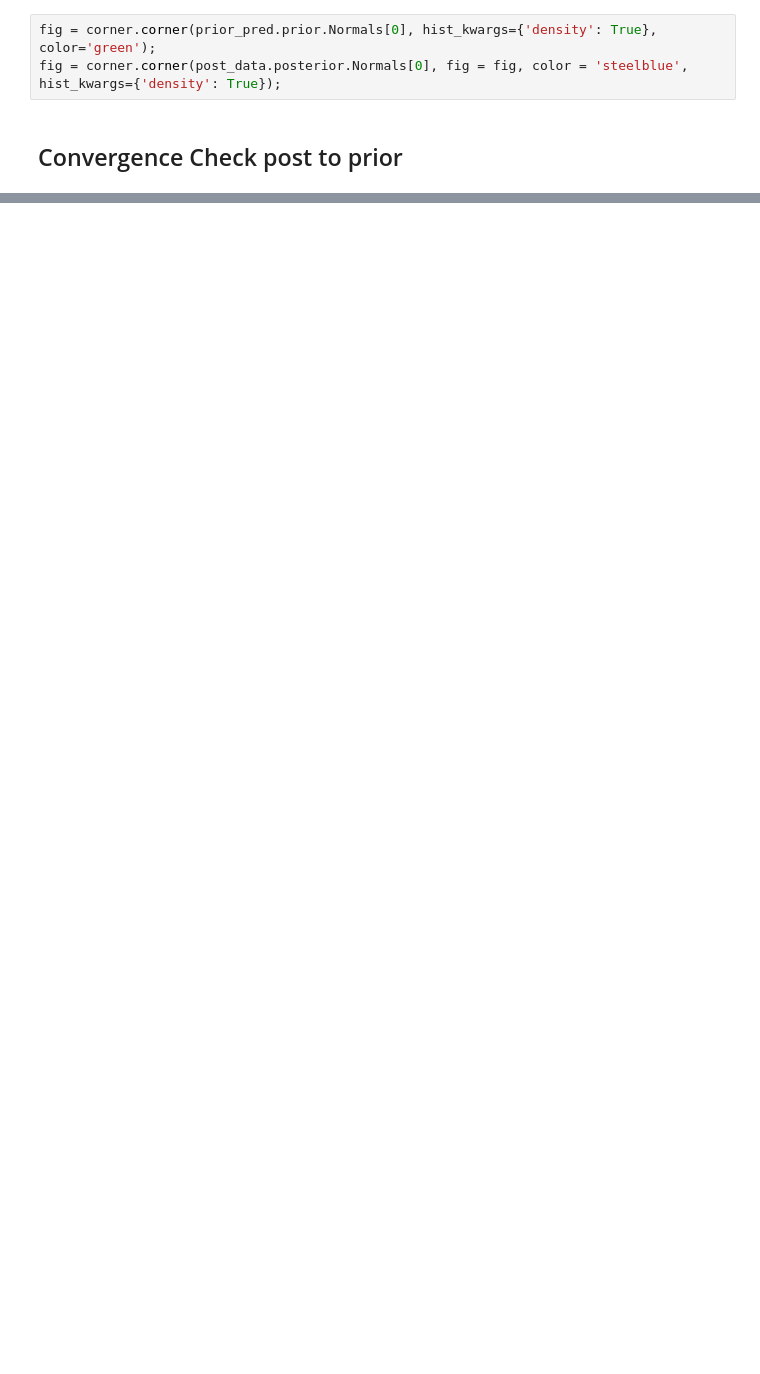
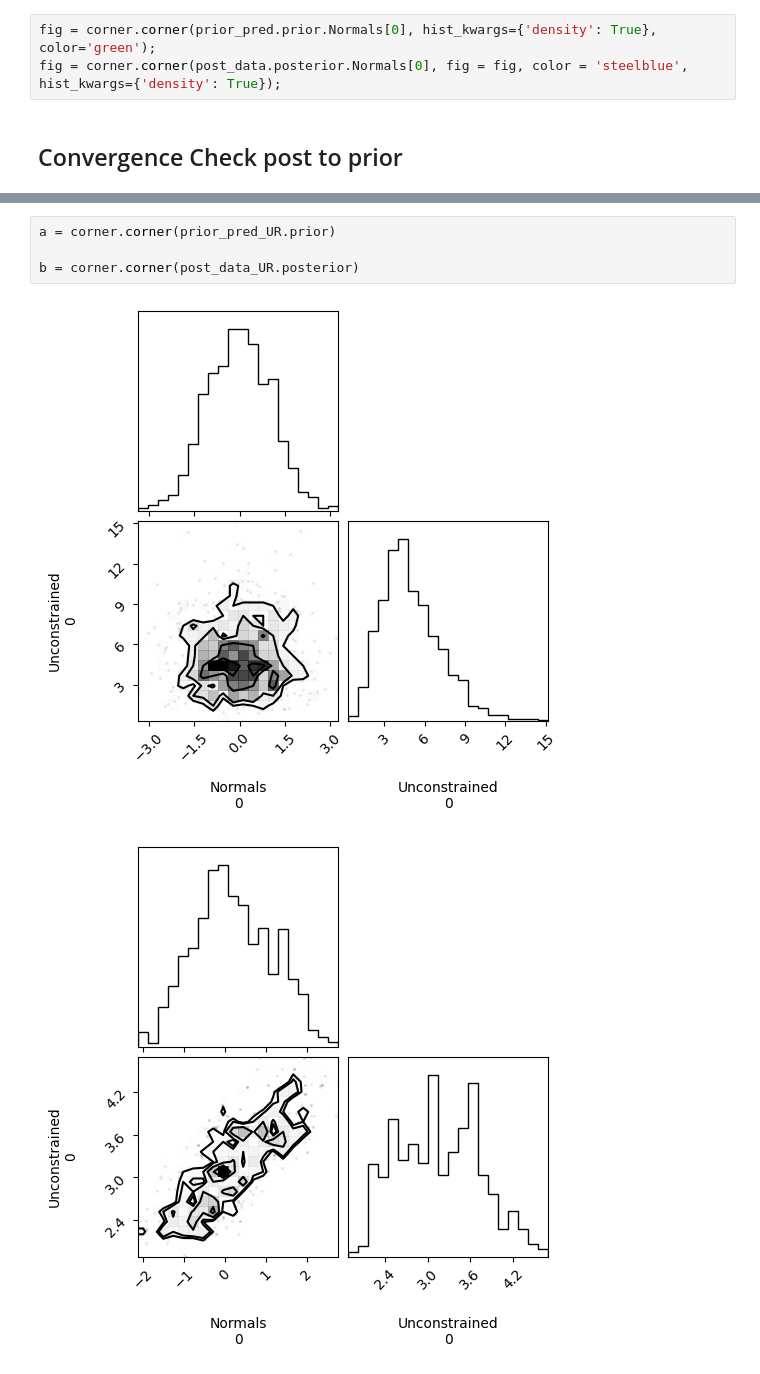
Before and after one commit to malin-horstmann/bayesian_pyhf, a Jupyter notebook: examples/sampling.ipynb, the cells around one changed output, grey strips where cells are left out. Saved outputs shown, nothing was run; the diff lists cells and outputs as text; blank space fills up the shorter version.

```diff
--- a/examples/sampling.ipynb
+++ b/examples/sampling.ipynb
@@ -339,3 +345,10 @@ Sampling: [ExpData1, Normals, Unconstrained]
+# %%
+a = corner.corner(prior_pred_UR.prior)
+
+b = corner.corner(post_data_UR.posterior)
+# %% [output]
+[figure, added]
+[figure, added]
 # %%
 obs_from_prior = ur_obs
 post = []
```
Also changed, not shown: parts of 20 cells of this notebook.
